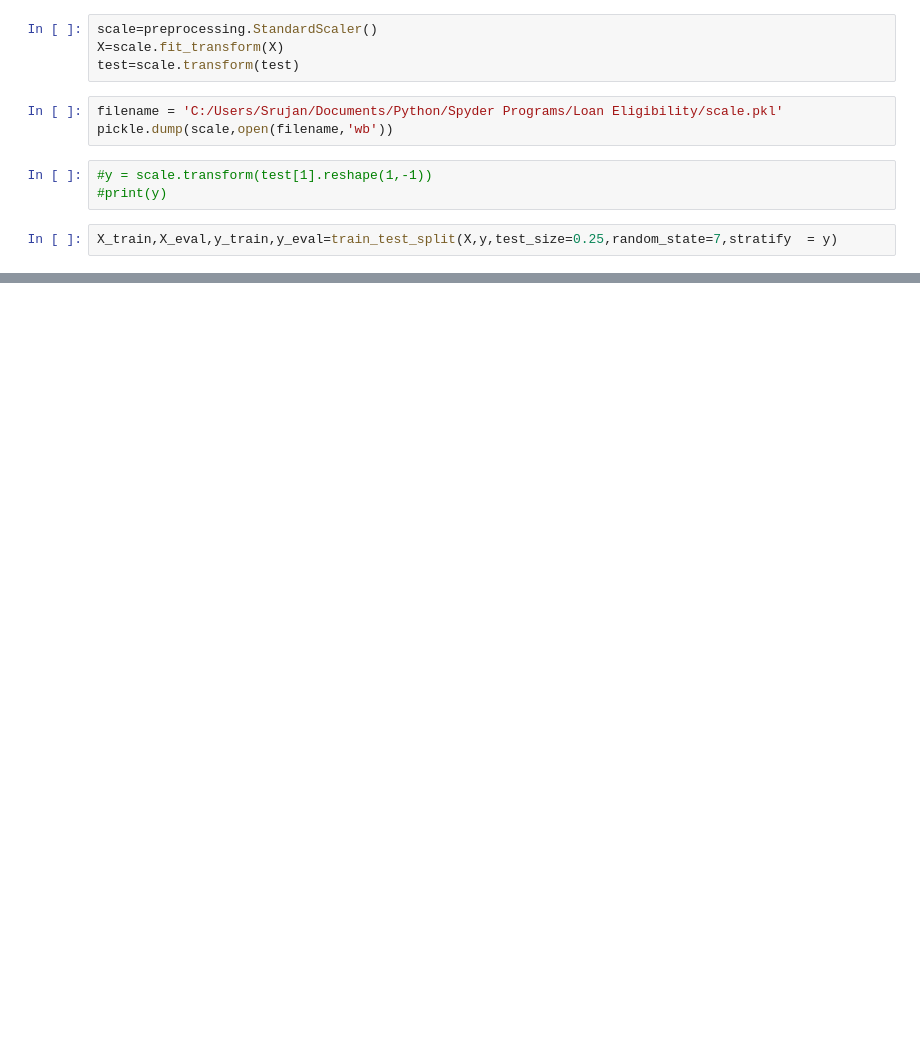
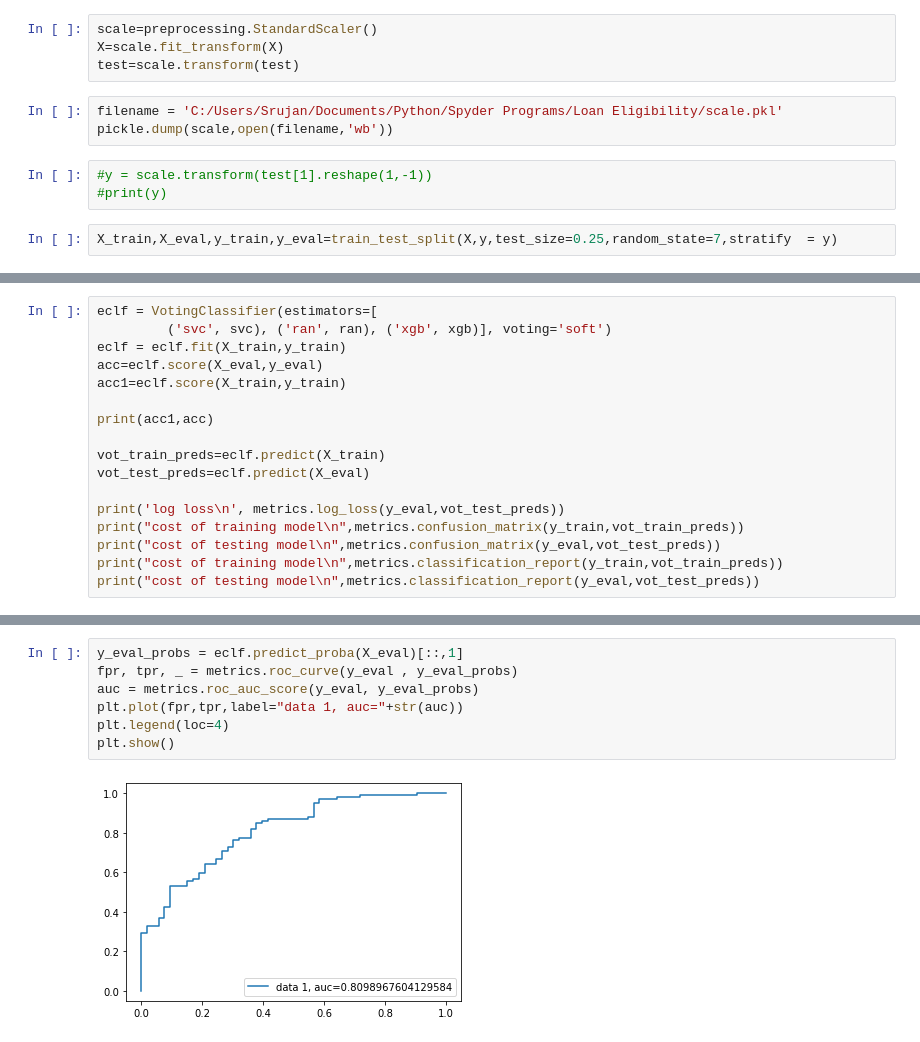
Before and after one commit to krishnasrujan/Loan-Eligibility-Prediction-with-deployment, a Jupyter notebook: Code/Data Cleaning.ipynb, the cells around one changed output, grey strips where cells are left out. Cells and saved outputs as stored; diff of their text form; blank space fills up the shorter version.

```diff
--- a/Loan Eligibility.ipynb
+++ b/Code/Data Cleaning.ipynb
@@ -563,0 +401,17 @@ plt.show()
+# %%
+eclf = VotingClassifier(estimators=[
+         ('svc', svc), ('ran', ran), ('xgb', xgb)], voting='soft')
+eclf = eclf.fit(X_train,y_train)
+acc=eclf.score(X_eval,y_eval)
+acc1=eclf.score(X_train,y_train)
+
+print(acc1,acc)
+
+vot_train_preds=eclf.predict(X_train)
+vot_test_preds=eclf.predict(X_eval)
+
+print('log loss\n', metrics.log_loss(y_eval,vot_test_preds))
+print("cost of training model\n",metrics.confusion_matrix(y_train,vot_train_preds))
+print("cost of testing model\n",metrics.confusion_matrix(y_eval,vot_test_preds))
+print("cost of training model\n",metrics.classification_report(y_train,vot_train_preds))
+print("cost of testing model\n",metrics.classification_report(y_eval,vot_test_preds))
@@ -563,0 +436,9 @@ plt.show()
+# %%
+y_eval_probs = eclf.predict_proba(X_eval)[::,1]
+fpr, tpr, _ = metrics.roc_curve(y_eval , y_eval_probs)
+auc = metrics.roc_auc_score(y_eval, y_eval_probs)
+plt.plot(fpr,tpr,label="data 1, auc="+str(auc))
+plt.legend(loc=4)
+plt.show()
+# %% [output]
+[figure, added]
```
Also changed, not shown: parts of 35 cells of this notebook, 1 other file.
